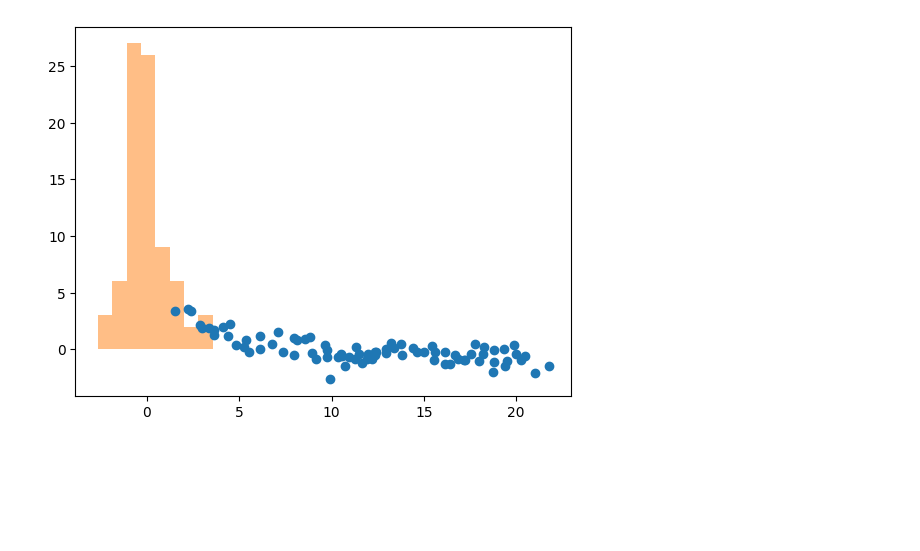
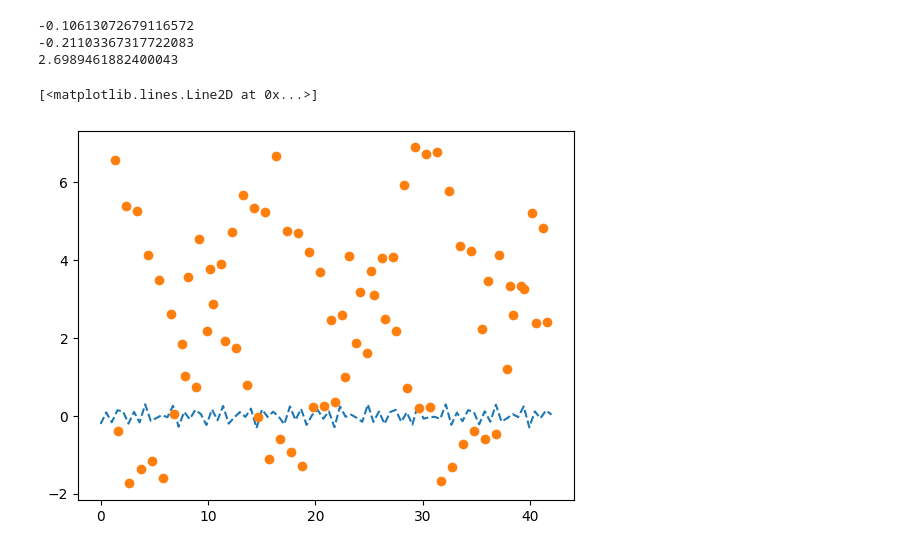
Before and after one commit to DrKiefer/Astr-19-Group-E, a Jupyter notebook: Group Project E.ipynb, the cells around one changed output. Saved outputs shown, nothing was run; the diff lists cells and outputs as text; code cells hidden in the pictures; blank space fills up the shorter version.

```diff
--- a/Group Project E.ipynb
+++ b/Group Project E.ipynb
@@ -62,18 +67,0 @@ plt.plot(x2,y2,'-')
-# %%
-def cosine(x,A,B,c):
-    y = A*np.cos(B*x)+c
-    return y
-guess = [-4.7,0.4,3.6]
-p, c = curve_fit(cosine,x, y, p0=guess)
-print(p)
-p1 = p[0]
-print(p1)
-p2 = p[1]
-print(p2)
-p3 = p[2]
-print(p3)
-b = np.linspace(0,22.5,82)
-fit = cosine(b, p1, p2,p3)
-plt.plot(b, fit, '--', label='fit')
-plt.plot(x,y,'o')
-# yes i know this doesnt work
@@ -87,9 +68,22 @@ plt.plot(x,y,'o')
-# %%
-#alr look here's how it would go
-
-dev = y - fit
-plt.plot(x, dev, 'o')
-plt.hist(dev, bins=8, alpha=0.5)
-stand = np.std(dev)
-# %% [output]
-[figure, removed]
+# %%
+def os(x,a,b,w,g):
+    return a*np.sin(w*x)+b*np.cos(g*x)
+guess = [-4.2,3.1,2.7,6.9]
+p, c = curve_fit(os,x2, y2, p0=guess)
+b = np.linspace(0,42,82)
+p1 = p[0]
+print(p1)
+p2 = p[1]
+print(p2)
+p3 = p[2]
+print(p3)
+p4 = p[3]
+fit = os(b, p1, p2,p3,p4)
+plt.plot(b, fit, '--', label='fit')
+plt.plot(x2,y2,'o')
+# %% [output]
+-0.10613072679116572
+-0.21103367317722083
+2.6989461882400043
+[<matplotlib.lines.Line2D at 0x...>]
+[figure, added]
```
Also changed, not shown: parts of 2 cells of this notebook.
